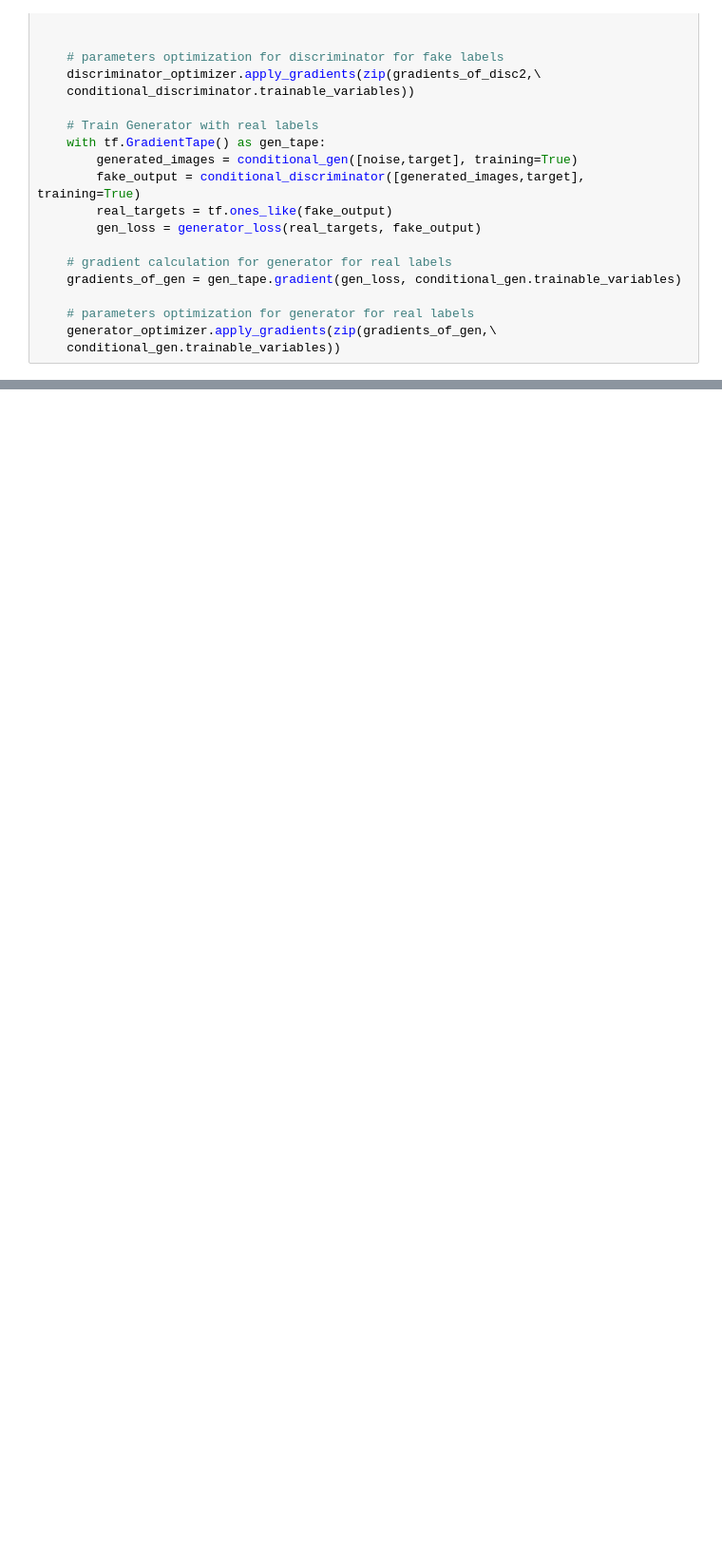
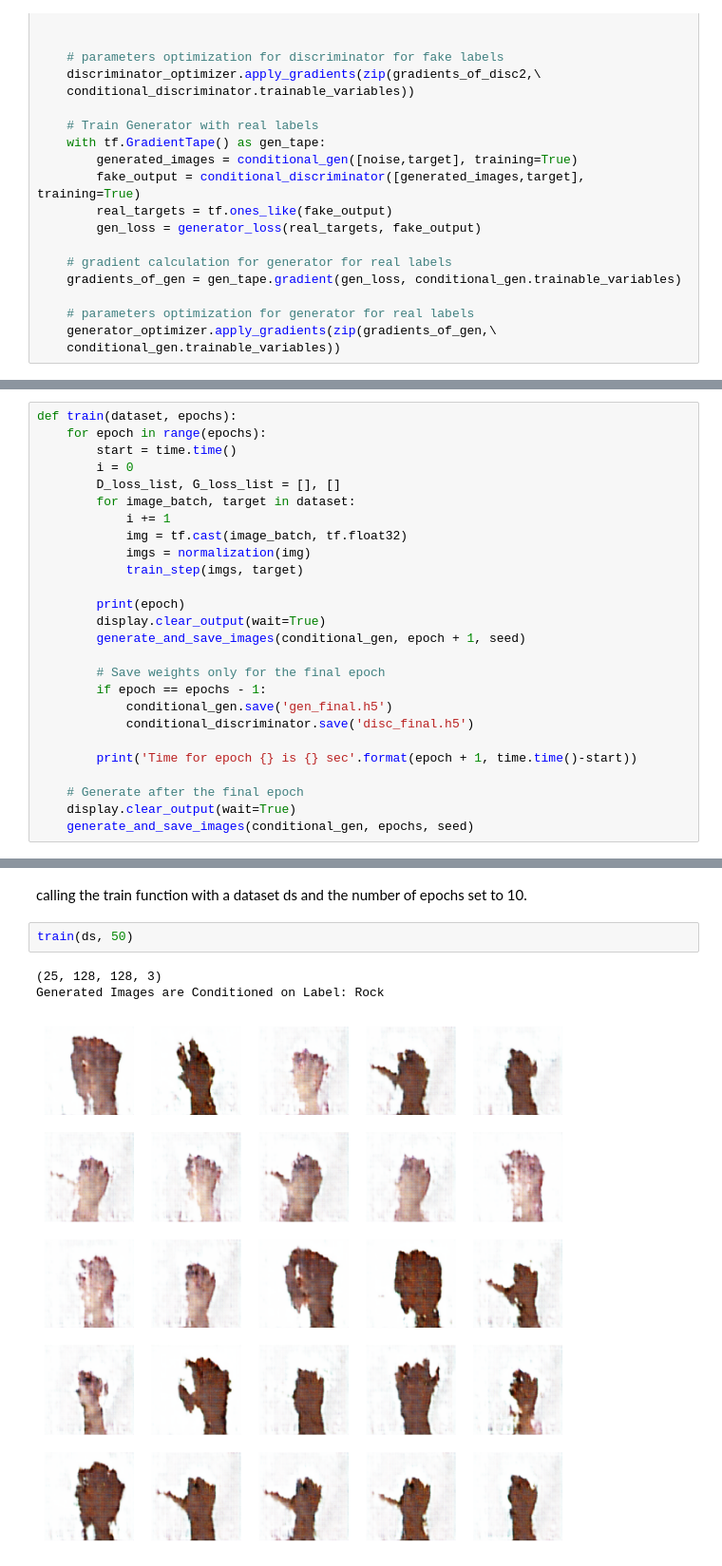
Before and after one commit to shy222/DSCI498-Final-Project, a Jupyter notebook: DSCI498_final_project.ipynb, the cells around one changed output, grey strips where cells are left out. Shown at 95% size. Cells and saved outputs as stored; diff of their text form; blank space fills up the shorter version.

Commit message:
Implement CGAN training function

```diff
--- a/DSCI498_final_project.ipynb
+++ b/DSCI498_final_project.ipynb
@@ -433,0 +436,26 @@ def train_step(images,target):
+# %%
+def train(dataset, epochs):
+    for epoch in range(epochs):
+        start = time.time()
+        i = 0
+        D_loss_list, G_loss_list = [], []
+        for image_batch, target in dataset:
+            i += 1
+            img = tf.cast(image_batch, tf.float32)
+            imgs = normalization(img)
+            train_step(imgs, target)
+
+        print(epoch)
+        display.clear_output(wait=True)
+        generate_and_save_images(conditional_gen, epoch + 1, seed)
+
+        # Save weights only for the final epoch
+        if epoch == epochs - 1:
+            conditional_gen.save('gen_final.h5')
+            conditional_discriminator.save('disc_final.h5')
+
+        print('Time for epoch {} is {} sec'.format(epoch + 1, time.time()-start))
+
+    # Generate after the final epoch
+    display.clear_output(wait=True)
+    generate_and_save_images(conditional_gen, epochs, seed)
@@ -433,0 +498,8 @@ def train_step(images,target):
+# %% [markdown]
+calling the train function with a dataset ds and the number of epochs set to 10.
+# %%
+train(ds, 50)
+# %% [output]
+(25, 128, 128, 3)
+Generated Images are Conditioned on Label: Rock
+[figure, added]
```
Also changed, not shown: parts of 18 cells of this notebook.
